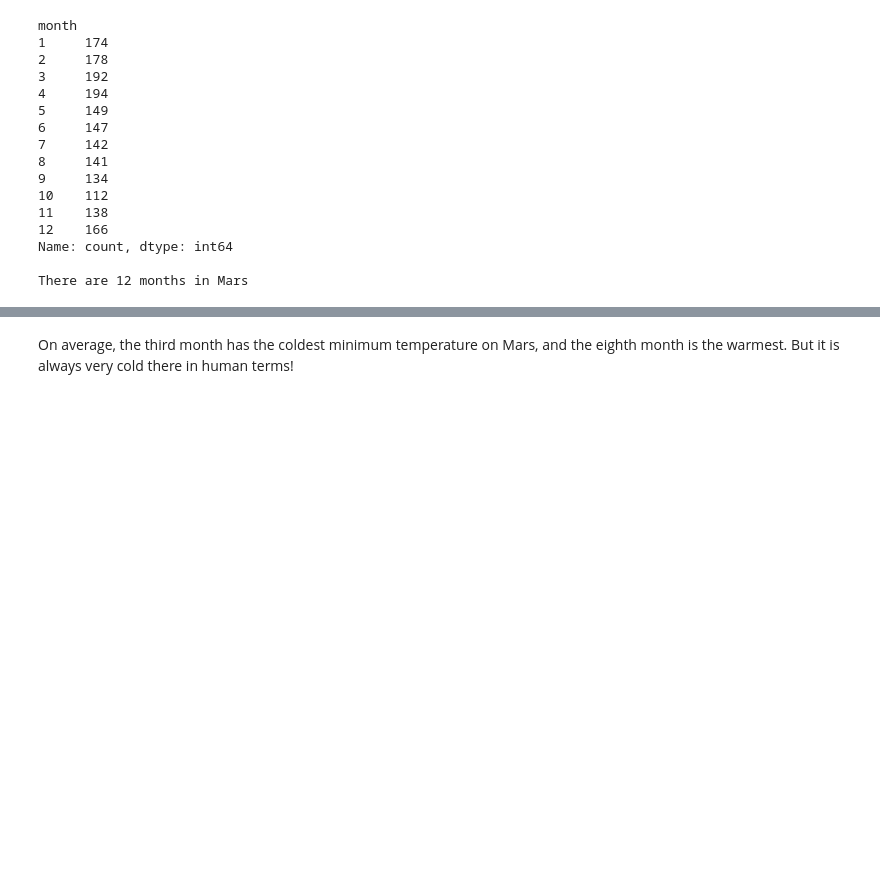
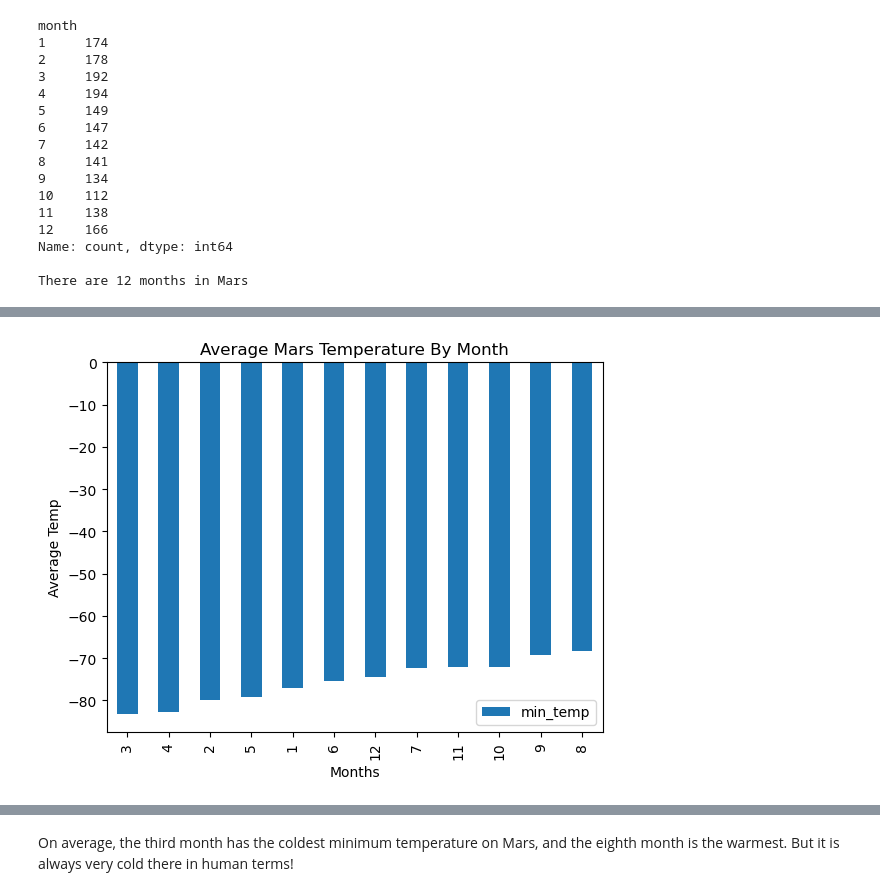
Before and after one commit to rabellan/web_scraping_challenge, a Jupyter notebook: part_2_mars_weather.ipynb, the cells around one changed output, grey strips where cells are left out. Cells and saved outputs as stored; diff of their text form; code cells hidden in the pictures; blank space fills up the shorter version.

```diff
--- a/part_2_mars_weather.ipynb
+++ b/part_2_mars_weather.ipynb
@@ -301,2 +309,15 @@ Name: min_temp, dtype: float64
+# %%
+# Identify the coldest and hottest months in Curiosity's location
+sorted_temperature = average_temp.sort_values(by='min_temp')
+# sorted_temperature
+
+# Plot the average temperature by month
+sorted_temperature.plot(kind='bar')
+plt.xlabel('Months')
+plt.ylabel('Average Temp')
+plt.title('Average Mars Temperature By Month')
+plt.show()
+# %% [output]
+[figure, added]
 # %%
 # 4. Average pressure by Martian month
```
Also changed, not shown: parts of 14 cells of this notebook.
